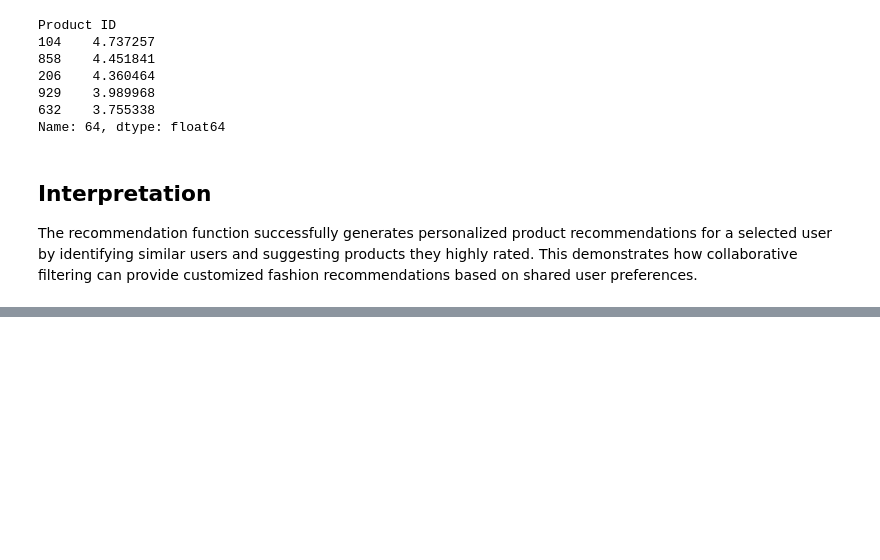
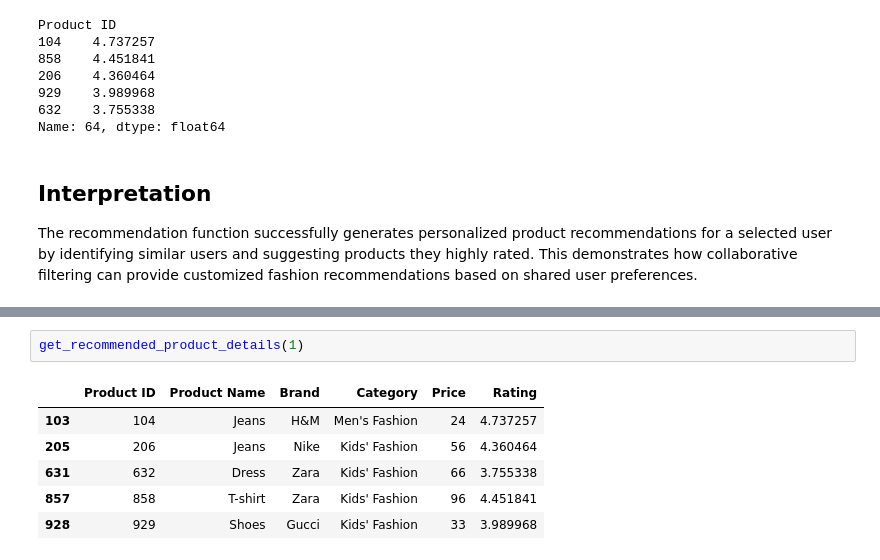
Before and after one commit to soniacherop-source/fashion-recommendation-system, a Jupyter notebook: 02_data_preprocessing_and_modeling.ipynb, the cells around one changed output, grey strips where cells are left out. Drawn from its saved outputs; the diff is of its cells as text; blank space fills up the shorter version.

```diff
--- a/02_data_preprocessing_and_modeling.ipynb
+++ b/02_data_preprocessing_and_modeling.ipynb
@@ -160,0 +173,9 @@ The recommendation function successfully generates personalized product recommen
+# %%
+get_recommended_product_details(1)
+# %% [output]
+|  | Product ID | Product Name | Brand | Category | Price | Rating |
+| 103 | 104 | Jeans | H&M | Men's Fashion | 24 | 4.737257 |
+| 205 | 206 | Jeans | Nike | Kids' Fashion | 56 | 4.360464 |
+| 631 | 632 | Dress | Zara | Kids' Fashion | 66 | 3.755338 |
+| 857 | 858 | T-shirt | Zara | Kids' Fashion | 96 | 4.451841 |
+| 928 | 929 | Shoes | Gucci | Kids' Fashion | 33 | 3.989968 |
```
Also changed, not shown: parts of 9 cells of this notebook.
